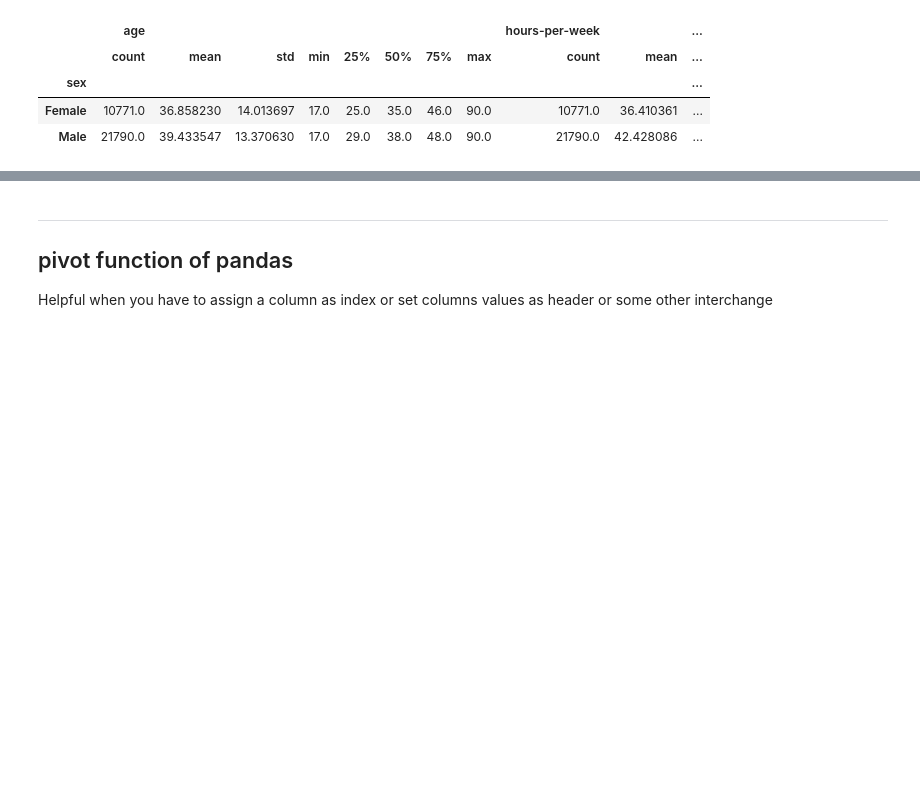
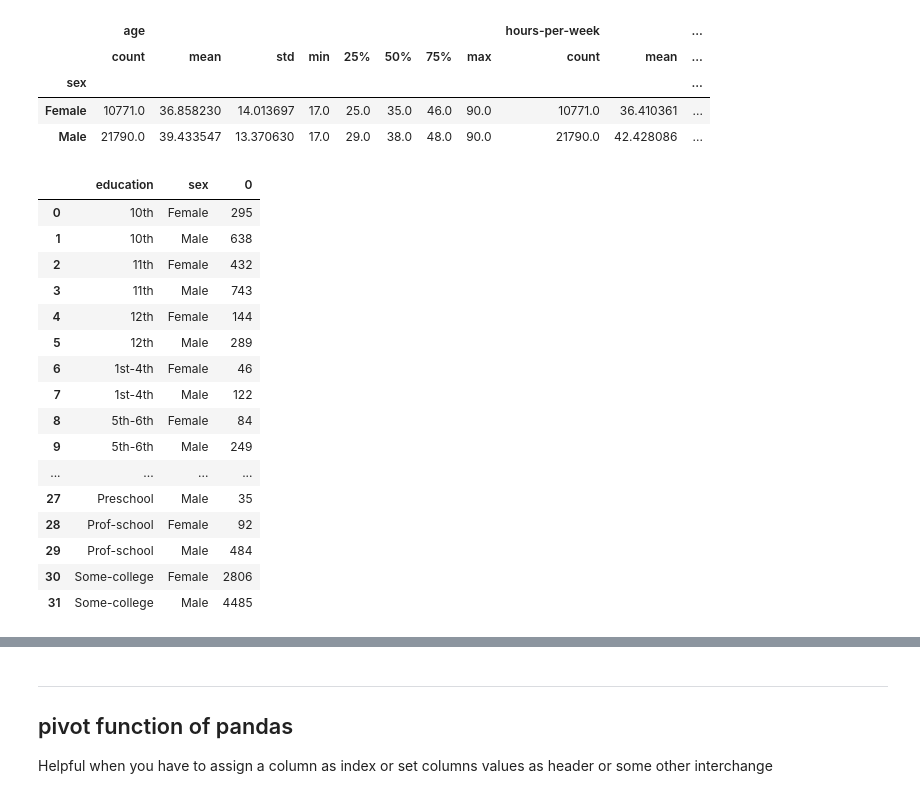
Before and after one commit to AbhinavJhanwar/Python-Tutorials, a Jupyter notebook: pandas.ipynb, the cells around one changed output, grey strips where cells are left out. Saved outputs shown, nothing was run; the diff lists cells and outputs as text; code cells hidden in the pictures; blank space fills up the shorter version.

```diff
--- a/pandas.ipynb
+++ b/pandas.ipynb
@@ -119,6 +171,27 @@ df.groupby('sex')[['age', 'hours-per-week']].describe()
 | sex |  |  |  |  |  |  |  |  |  |  | ... |
 | Female | 10771.0 | 36.858230 | 14.013697 | 17.0 | 25.0 | 35.0 | 46.0 | 90.0 | 10771.0 | 36.410361 | ... |
 | Male | 21790.0 | 39.433547 | 13.370630 | 17.0 | 29.0 | 38.0 | 48.0 | 90.0 | 21790.0 | 42.428086 | ... |
+# %%
+# to get distribution across values in multiple columns
+df.groupby(['education', 'sex']).size().reset_index()
+# %% [output]
+|  | education | sex | 0 |
+| 0 | 10th | Female | 295 |
+| 1 | 10th | Male | 638 |
+| 2 | 11th | Female | 432 |
+| 3 | 11th | Male | 743 |
+| 4 | 12th | Female | 144 |
+| 5 | 12th | Male | 289 |
+| 6 | 1st-4th | Female | 46 |
+| 7 | 1st-4th | Male | 122 |
+| 8 | 5th-6th | Female | 84 |
+| 9 | 5th-6th | Male | 249 |
+| ... | ... | ... | ... |
+| 27 | Preschool | Male | 35 |
+| 28 | Prof-school | Female | 92 |
+| 29 | Prof-school | Male | 484 |
+| 30 | Some-college | Female | 2806 |
+| 31 | Some-college | Male | 4485 |
 # %%
 df.groupby('education')['age'].describe().transpose()
 # %% [output]
```
Also changed, not shown: parts of 5 cells of this notebook.
